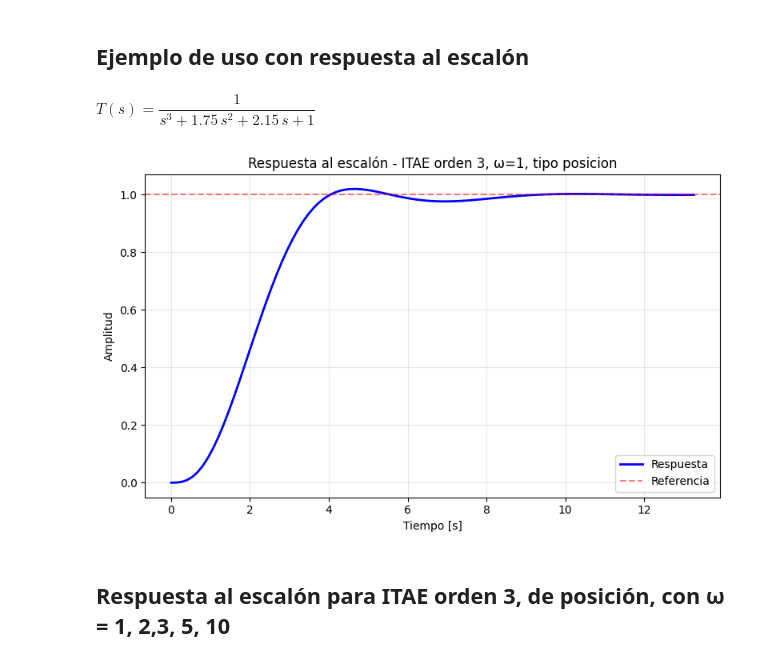
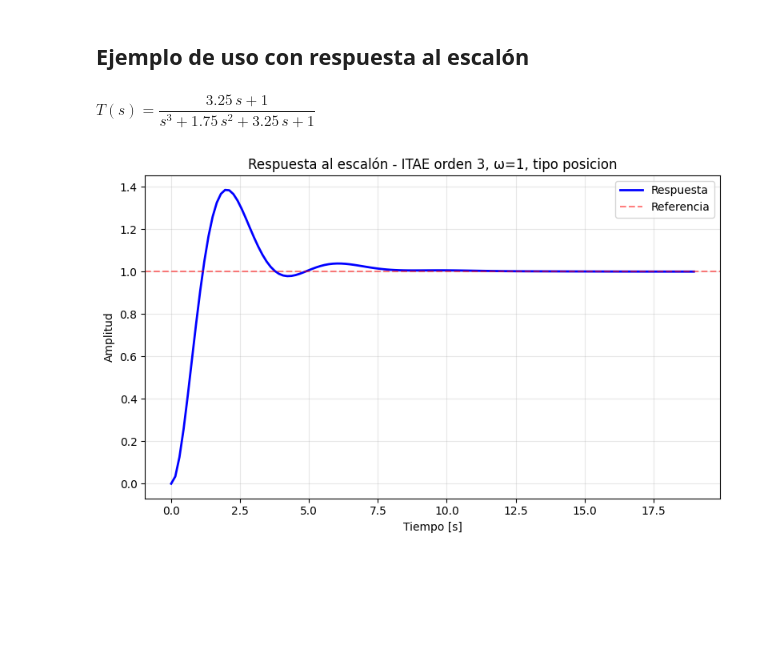
Before and after one commit to nebisman/control-material, a Jupyter notebook: notebooks/itae_notebook.ipynb, the cells around one changed output. Saved outputs shown, nothing was run; the diff lists cells and outputs as text; code cells hidden in the pictures; blank space fills up the shorter version.

Commit message:
itae notebook terminado

```diff
--- a/notebooks/itae_notebook.ipynb
+++ b/notebooks/itae_notebook.ipynb
@@ -14,27 +108,25 @@ from ubicarpolos import asigne_polos, calcular_itae, tf_to_latex
 # %% [markdown]
 ## Ejemplo de uso con respuesta al escalón
 # %%
-# Ejemplo: función ITAE de orden 3, omega=1, tipo 'p'
-T = calcular_itae(orden=3, omega=1, tipo="p")
+# Ejemplo: función ITAE de orden 3, omega=1, tipo 'v' o 'p'
+T = calcular_itae(orden=3, omega=1, tipo="v")
 display(Math(tf_to_latex(T)))
 
 
 # Respuesta al escalón
 t, y = ctrl.step_response(T)
-
+tr, yr = ctrl.step_response(T)
 #comandos de la figura
 plt.figure(figsize=(8, 5))
 plt.plot(t, y, 'b-', linewidth=2)
 plt.axhline(y=1, color='r', linestyle='--', alpha=0.5, label='Referencia')
 plt.xlabel('Tiempo [s]')
 plt.ylabel('Amplitud')
 plt.title('Respuesta al escalón - ITAE orden 3, ω=1, tipo posicion')
 plt.legend(['Respuesta', 'Referencia'])
 plt.grid(True, alpha=0.3)
 plt.tight_layout()
 plt.show()
 # %% [output]
-$\displaystyle T(s) = \dfrac{1}{s^{3} + 1.75\,s^{2} + 2.15\,s + 1}$
+$\displaystyle T(s) = \dfrac{3.25\,s + 1}{s^{3} + 1.75\,s^{2} + 3.25\,s + 1}$
-[figure, old version]
+[figure, new version]
-# %% [markdown]
-## Respuesta al escalón para ITAE orden 3, de posición, con ω = 1, 2,3, 5, 10
```
Also changed, not shown: parts of 9 cells of this notebook.
